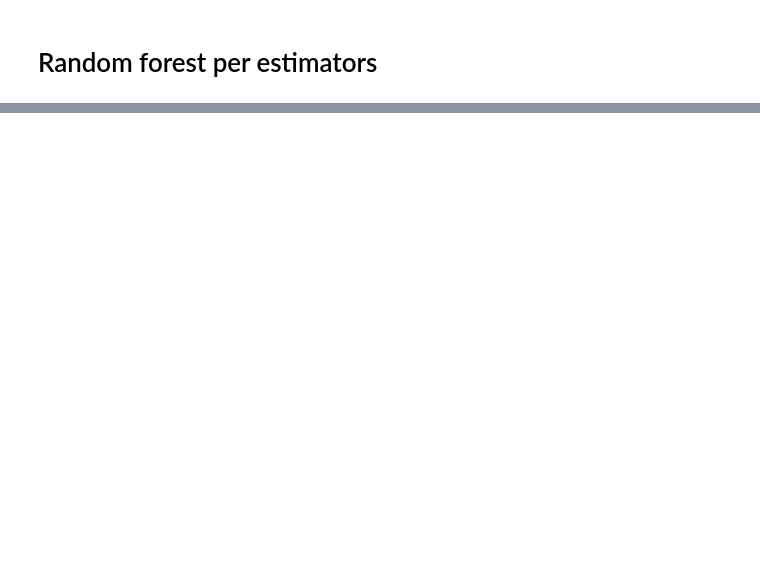
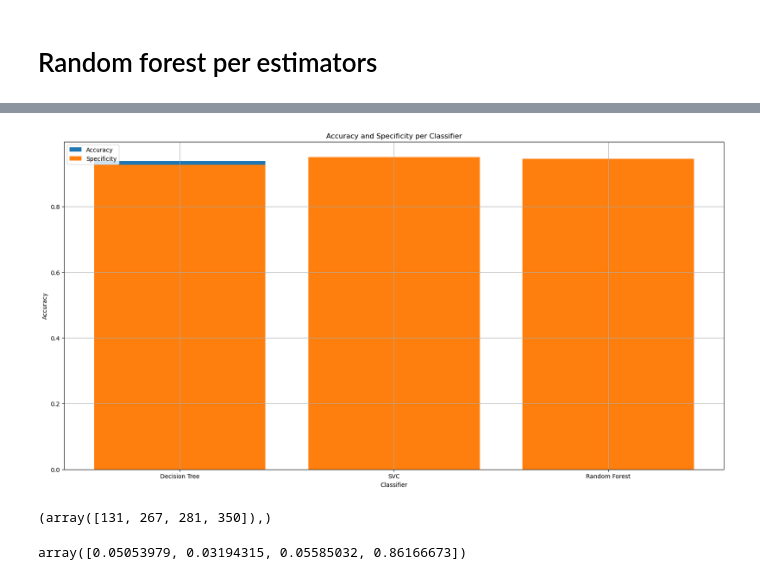
Before and after one commit to Alexd1303/EpilepsyClassifier, a Jupyter notebook: main.ipynb, the cells around one changed output, grey strips where cells are left out. Cells and saved outputs as stored; diff of their text form; code cells hidden in the pictures; blank space fills up the shorter version.

```diff
--- a/main.ipynb
+++ b/main.ipynb
@@ -369,0 +439,19 @@ Specificity: 0.9474999999999998
+# %%
+# Plotting each accuracy and specifity in a barplot for each classifier
+plt.figure(figsize=(20, 10))
+plt.bar(["Decision Tree", "SVC", "Random Forest"], acc, label="Accuracy")
+plt.bar(["Decision Tree", "SVC", "Random Forest"], spec, label="Specificity")
+plt.title("Accuracy and Specificity per Classifier")
+plt.xlabel("Classifier")
+plt.ylabel("Accuracy")
+plt.legend()
+plt.grid()
+plt.show()
+# %% [output]
+[figure, added]
+# %%
+print(np.where(best_models['DecisionTreeClassifier'].feature_importances_>0))
+best_models['DecisionTreeClassifier'].feature_importances_[np.where(best_models['DecisionTreeClassifier'].feature_importances_>0)]
+# %% [output]
+(array([131, 267, 281, 350]),)
+array([0.05053979, 0.03194315, 0.05585032, 0.86166673])
```
Also changed, not shown: parts of 15 cells of this notebook, 1 other file.
